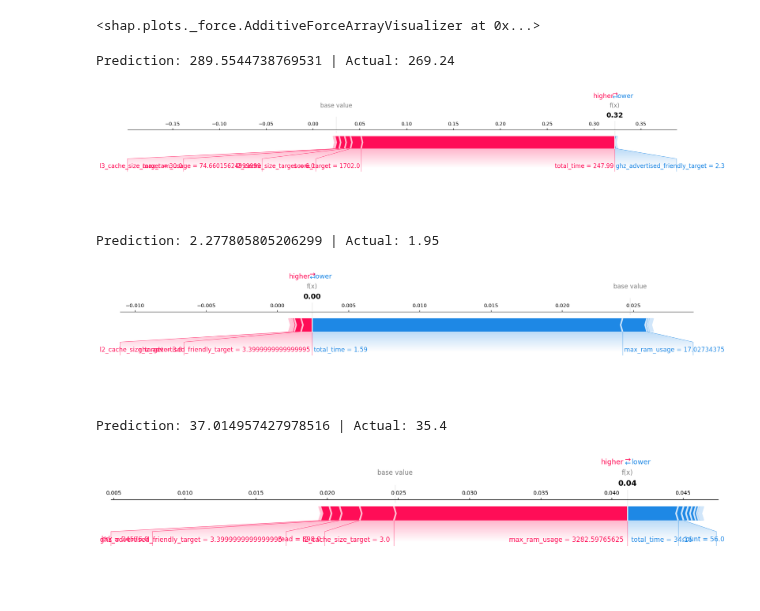
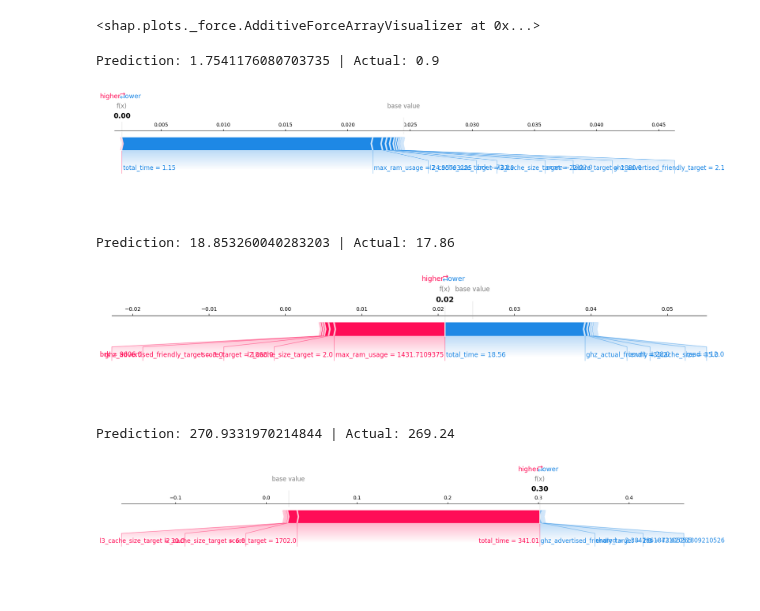
Before and after one commit to FrancoCabezasPoblete/resource-prediction-study, a Jupyter notebook: notebooks/modelXGB.ipynb, the cells around one changed output. Cells and saved outputs as stored; diff of their text form; code cells hidden in the pictures.

```diff
--- a/notebooks/modelXGB.ipynb
+++ b/notebooks/modelXGB.ipynb
@@ -386,26 +386,26 @@ shap.force_plot(explainer.expected_value, shap_values, X_test_non_scaled, featur
 # %% [output]
 <shap.plots._force.AdditiveForceArrayVisualizer at 0x...>
 # %%
-instance = 1
+instance = 108
 print(f"Prediction: {y_prediction[instance].item()} | Actual: {test_df_og.iloc[instance]['total_time_target']}")
 shap.force_plot(explainer.expected_value, shap_values[instance], X_test_non_scaled[instance], feature_names=features, matplotlib=True)
 # %% [output]
-Prediction: 289.5544738769531 | Actual: 269.24
+Prediction: 1.7541176080703735 | Actual: 0.9
-[figure, old version]
+[figure, new version]
 # %%
-instance =163
+instance = 87
 print(f"Prediction: {y_prediction[instance].item()} | Actual: {test_df_og.iloc[instance]['total_time_target']}")
 shap.force_plot(explainer.expected_value, shap_values[instance], X_test_non_scaled[instance], feature_names=features, matplotlib=True)
 # %% [output]
-Prediction: 2.277805805206299 | Actual: 1.95
+Prediction: 18.853260040283203 | Actual: 17.86
-[figure, old version]
+[figure, new version]
 # %%
-instance = 77
+instance = 170
 print(f"Prediction: {y_prediction[instance].item()} | Actual: {test_df_og.iloc[instance]['total_time_target']}")
 shap.force_plot(explainer.expected_value, shap_values[instance], X_test_non_scaled[instance], feature_names=features, matplotlib=True)
 # %% [output]
-Prediction: 37.014957427978516 | Actual: 35.4
+Prediction: 270.9331970214844 | Actual: 269.24
-[figure, old version]
+[figure, new version]
 # %%
 # Sumarize the effects of all the features
 shap.summary_plot(shap_values, X_test_non_scaled, feature_names=features)
```
Also changed, not shown: parts of 10 cells of this notebook, 16 other files.
